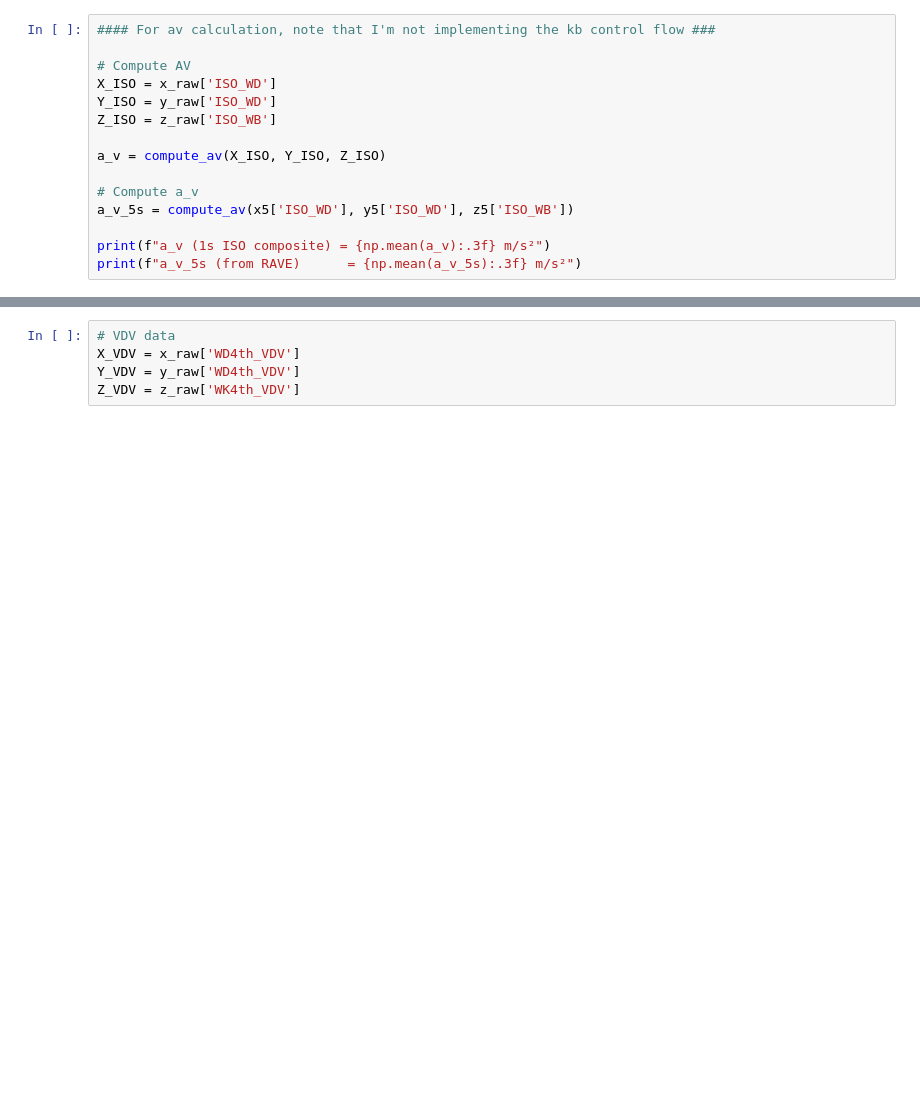
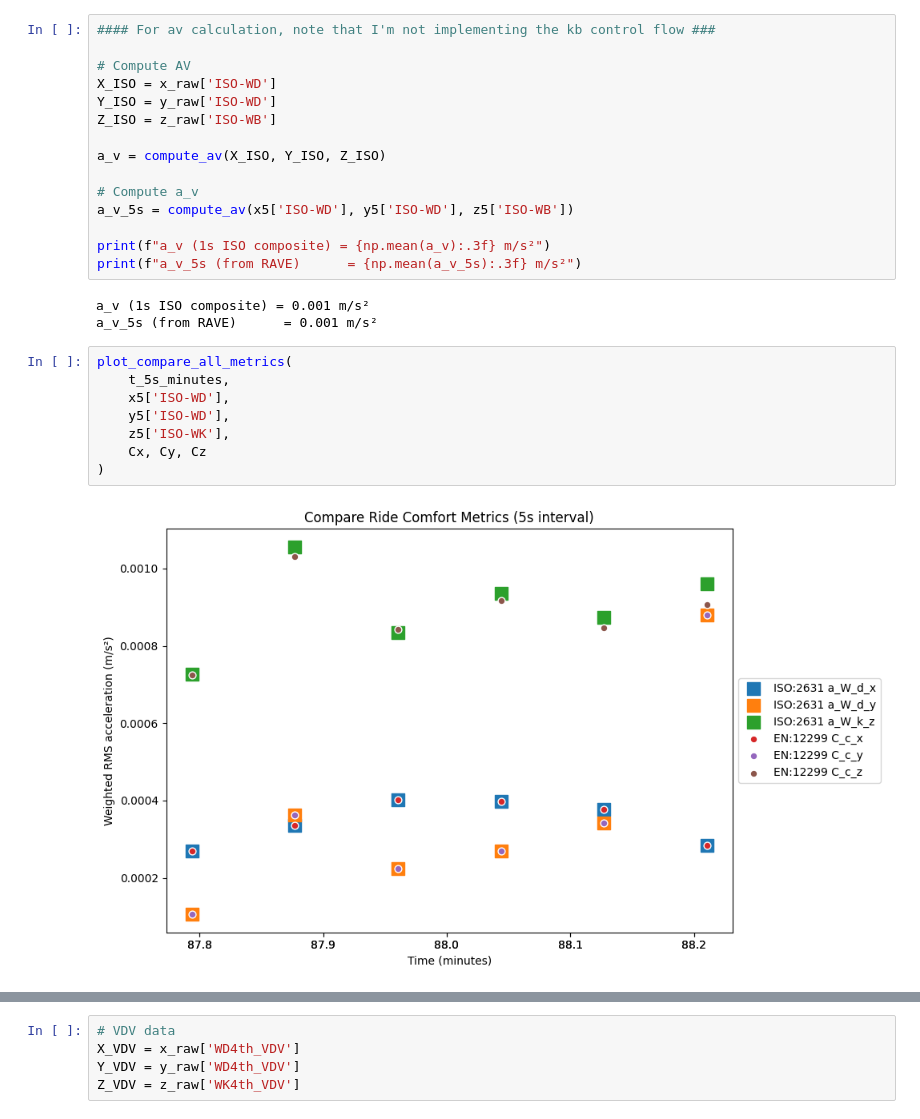
Before and after one commit to credwood/ride_comfort, a Jupyter notebook: calculations.ipynb, the cells around one changed output, grey strips where cells are left out. Saved outputs shown, nothing was run; the diff lists cells and outputs as text; blank space fills up the shorter version.

```diff
--- a/calculations.ipynb
+++ b/calculations.ipynb
@@ -69,15 +99,28 @@ plot_comfort_timeseries(t_5s, Cx, Cy, Cz)
 #### For av calculation, note that I'm not implementing the kb control flow ###
 
 # Compute AV
-X_ISO = x_raw['ISO_WD']
-Y_ISO = y_raw['ISO_WD']
-Z_ISO = z_raw['ISO_WB']
+X_ISO = x_raw['ISO-WD']
+Y_ISO = y_raw['ISO-WD']
+Z_ISO = z_raw['ISO-WB']
 
 a_v = compute_av(X_ISO, Y_ISO, Z_ISO)
 
 # Compute a_v
-a_v_5s = compute_av(x5['ISO_WD'], y5['ISO_WD'], z5['ISO_WB'])
+a_v_5s = compute_av(x5['ISO-WD'], y5['ISO-WD'], z5['ISO-WB'])
 
 print(f"a_v (1s ISO composite) = {np.mean(a_v):.3f} m/s²")
 print(f"a_v_5s (from RAVE)      = {np.mean(a_v_5s):.3f} m/s²")
+# %% [output]
+a_v (1s ISO composite) = 0.001 m/s²
+a_v_5s (from RAVE)      = 0.001 m/s²
+# %%
+plot_compare_all_metrics(
+    t_5s_minutes,
+    x5['ISO-WD'],
+    y5['ISO-WD'],
+    z5['ISO-WK'],
+    Cx, Cy, Cz
+)
+# %% [output]
+[figure, added]
 # %%
```
Also changed, not shown: parts of 10 cells of this notebook, 10 other files.
